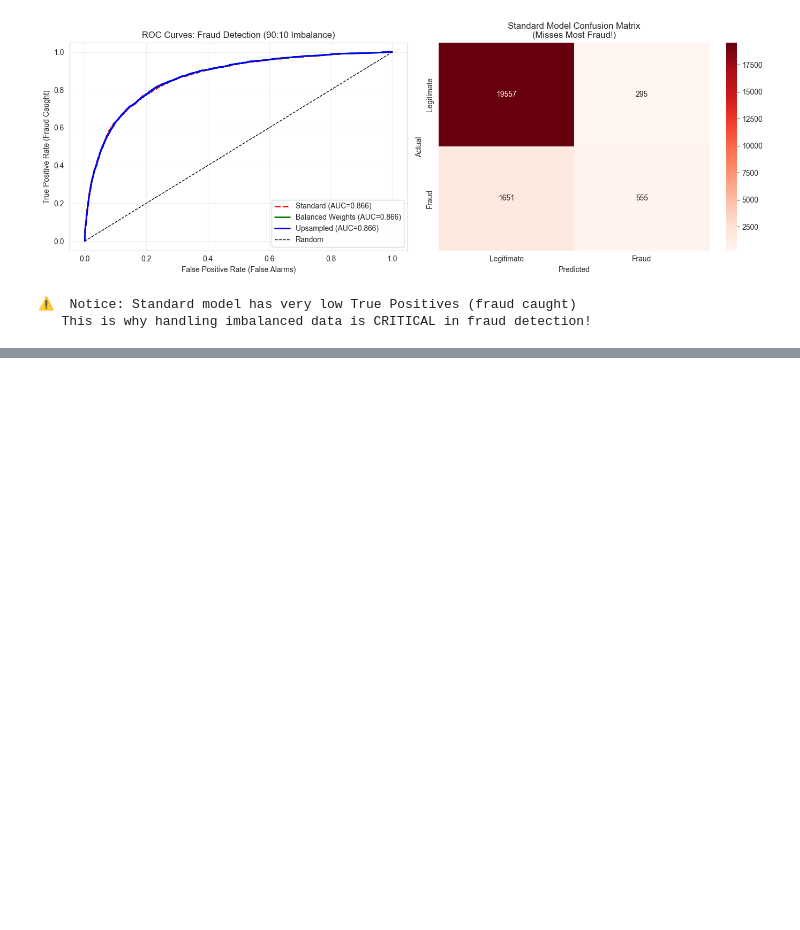
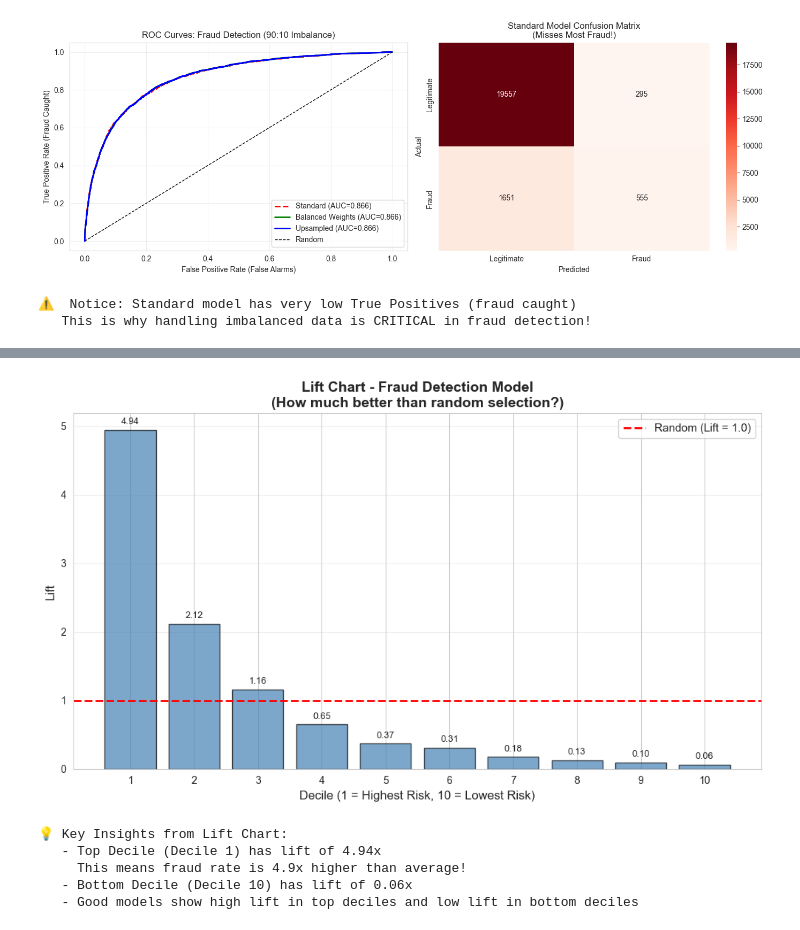
Before and after one commit to varunchach/eval_metrics_class_imbalance, a Jupyter notebook: demo_ml.ipynb, the cells around one changed output, grey strips where cells are left out. Saved outputs shown, nothing was run; the diff lists cells and outputs as text; code cells hidden in the pictures; blank space fills up the shorter version.

```diff
--- a/demo_ml.ipynb
+++ b/demo_ml.ipynb
@@ -1081,0 +1226,42 @@ print("   This is why handling imbalanced data is CRITICAL in fraud detection!")
+# %%
+# Create Lift Chart
+fig, ax = plt.subplots(figsize=(10, 6))
+
+# Plot lift for each decile
+ax.bar(df_decile_stats['decile'], df_decile_stats['lift'],
+       color='steelblue', edgecolor='black', alpha=0.7)
+
+# Add reference line at lift = 1.0 (random performance)
+ax.axhline(y=1.0, color='red', linestyle='--', linewidth=2,
+           label='Random (Lift = 1.0)')
+
+# Customize plot
+ax.set_xlabel('Decile (1 = Highest Risk, 10 = Lowest Risk)', fontsize=12)
+ax.set_ylabel('Lift', fontsize=12)
+ax.set_title('Lift Chart - Fraud Detection Model\n(How much better than random selection?)',
+             fontsize=14, fontweight='bold')
+ax.set_xticks(range(1, 11))
+ax.grid(True, alpha=0.3, axis='y')
+ax.legend(fontsize=11)
+
+# Add value labels on bars
+for idx, row in df_decile_stats.iterrows():
+    ax.text(row['decile'], row['lift'] + 0.05, f"{row['lift']:.2f}",
+            ha='center', va='bottom', fontsize=9)
+
+plt.tight_layout()
+plt.show()
+
+# Print key insights
+print("💡 Key Insights from Lift Chart:")
+print(f"   - Top Decile (Decile 1) has lift of {df_decile_stats.iloc[0]['lift']:.2f}x")
+print(f"     This means fraud rate is {df_decile_stats.iloc[0]['lift']:.1f}x higher than average!")
+print(f"   - Bottom Decile (Decile 10) has lift of {df_decile_stats.iloc[9]['lift']:.2f}x")
+print(f"   - Good models show high lift in top deciles and low lift in bottom deciles")
+# %% [output]
+[figure, added]
+💡 Key Insights from Lift Chart:
+   - Top Decile (Decile 1) has lift of 4.94x
+     This means fraud rate is 4.9x higher than average!
+   - Bottom Decile (Decile 10) has lift of 0.06x
+   - Good models show high lift in top deciles and low lift in bottom deciles
```
Also changed, not shown: parts of 29 cells of this notebook.
